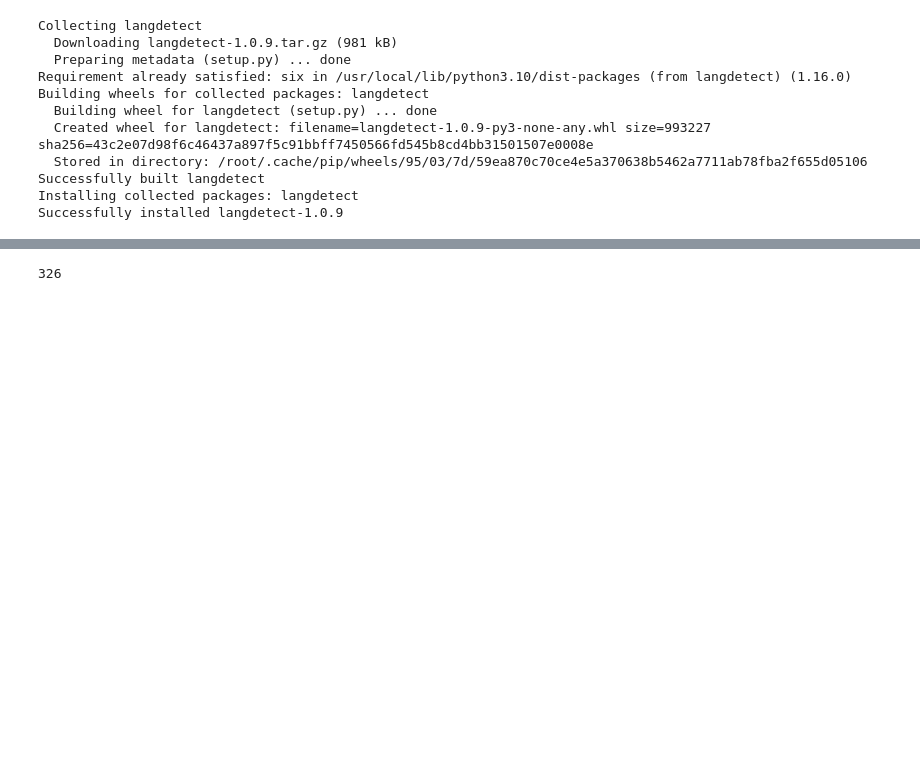
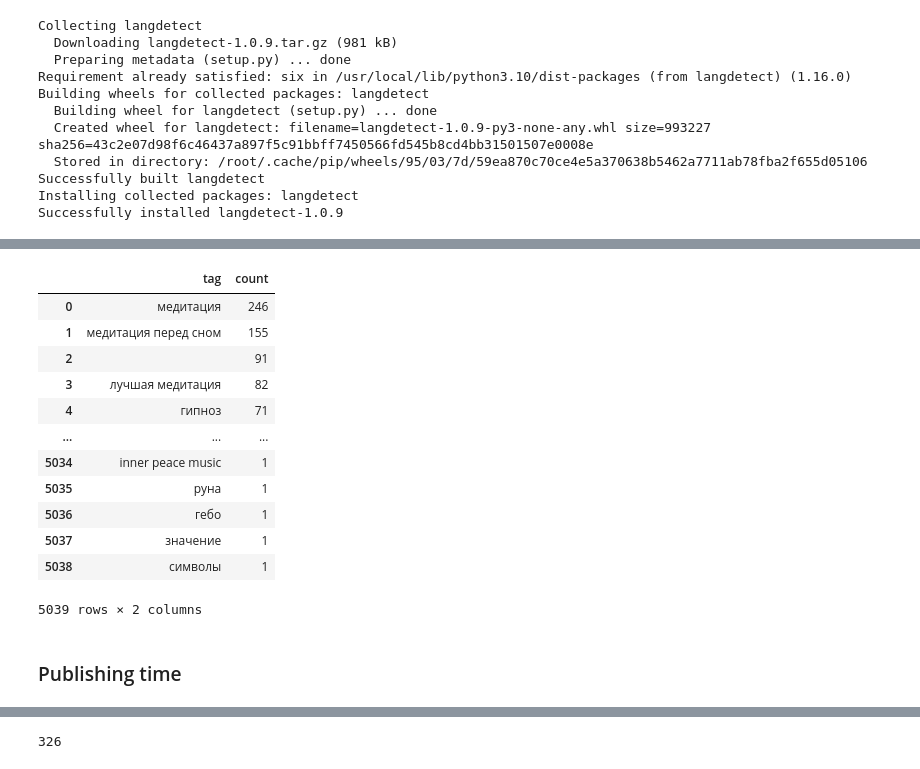
Before and after one commit to dkalenov/youtube-meditation-project, a Jupyter notebook: Youtube_meditation_channel_project.ipynb, the cells around one changed output, grey strips where cells are left out. Cells and saved outputs as stored; diff of their text form; code cells hidden in the pictures; blank space fills up the shorter version.

```diff
--- a/Youtube_meditation_channel_project.ipynb
+++ b/Youtube_meditation_channel_project.ipynb
@@ -1773,17 +237,0 @@ df_popular_tags.to_csv('top_tags.csv', index=False, encoding='utf-8-sig')
-# %%
-import pandas as pd
-from collections import Counter
-
-# Предполагаем, что ваш DataFrame называется 'df'
-df['num_tags'] = df['tags'].apply(len)
-
-all_tags = []
-for tags in df['tags']:
-    all_tags.extend([tag.lower() for tag in tags])
-
-tag_counts = Counter(all_tags)
-sorted_tag_counts = sorted(tag_counts.items(), key=lambda x: x[1], reverse=True)
-
-print("Самые популярные теги:")
-for tag, count in sorted_tag_counts[:15]:
-    print(f"{tag}: {count}")
@@ -1845,0 +263,16 @@ df_video_ru.head()
+# %%
+import pandas as pd
+from collections import Counter
+
+
+# Extract all tags into one list, clearing them of unnecessary characters
+all_tags = []
+for tags_str in df['tags']:
+    tags = tags_str.strip('[]').split(', ')
+    all_tags.extend([tag.strip("'") for tag in tags])
+
+
+tag_counts = Counter(all_tags)
+
+
+sorted_tag_counts = sorted(tag_counts.items(), key=lambda x: x[1], reverse=True)
@@ -1845,0 +300,17 @@ df_video_ru.head()
+# %%
+df_top_tags = pd.DataFrame(sorted_tag_counts, columns=['tag', 'count'])
+df_top_tags
+# %% [output]
+|  | tag | count |
+| 0 | медитация | 246 |
+| 1 | медитация перед сном | 155 |
+| 2 |  | 91 |
+| 3 | лучшая медитация | 82 |
+| 4 | гипноз | 71 |
+| ... | ... | ... |
+| 5034 | inner peace music | 1 |
+| 5035 | руна | 1 |
+| 5036 | гебо | 1 |
+| 5037 | значение | 1 |
+| 5038 | символы | 1 |
+5039 rows × 2 columns
@@ -1845,0 +319,2 @@ df_video_ru.head()
+# %% [markdown]
+### Publishing time
```
Also changed, not shown: parts of 109 cells of this notebook.
